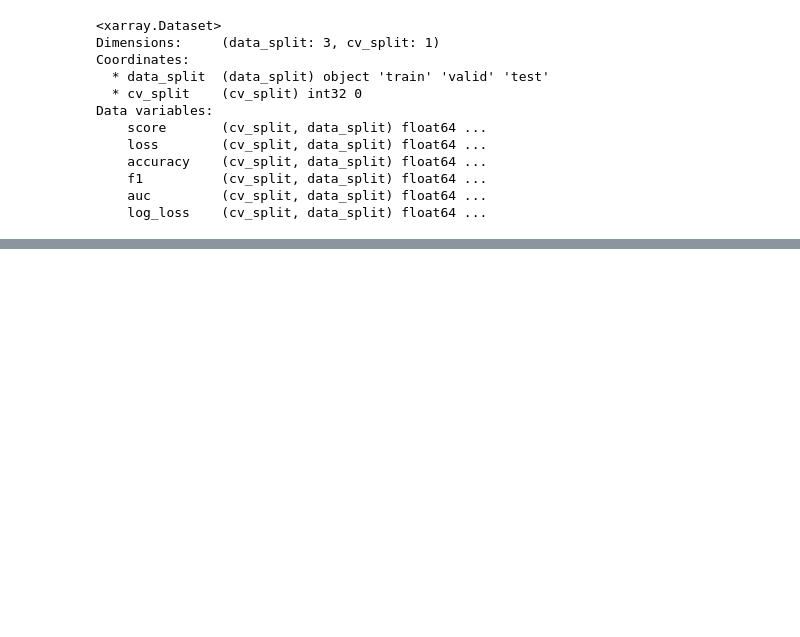
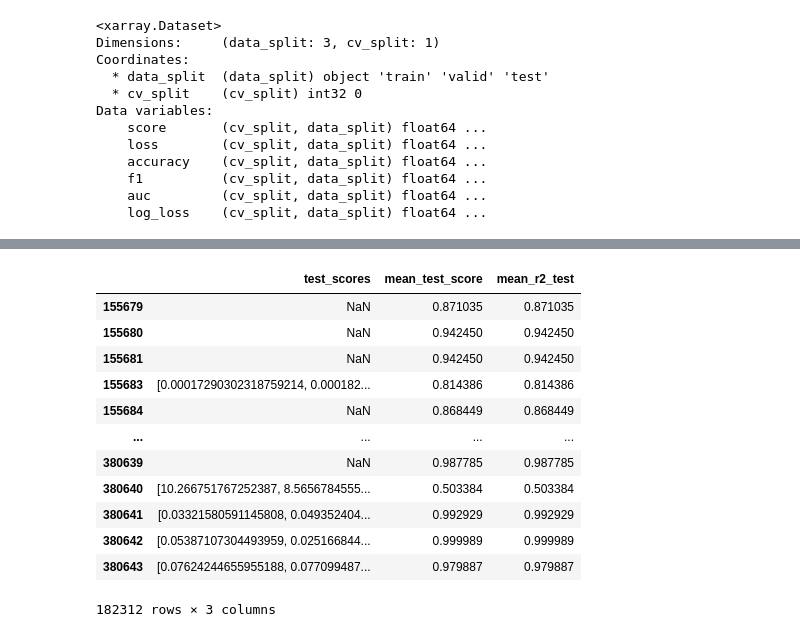
Before and after one commit to FelixdenBreejen/TabForestPFN, a Jupyter notebook: notebooks/check_metrics.ipynb, the cells around one changed output, grey strips where cells are left out. Cells and saved outputs as stored; diff of their text form; code cells hidden in the pictures; blank space fills up the shorter version.

```diff
--- a/notebooks/check_metrics.ipynb
+++ b/notebooks/check_metrics.ipynb
@@ -55,0 +59,16 @@ Data variables:
+# %%
+df[ df['mean_r2_test'] > 0 ][['test_scores', 'mean_test_score', 'mean_r2_test']]
+# %% [output]
+|  | test_scores | mean_test_score | mean_r2_test |
+| 155679 | NaN | 0.871035 | 0.871035 |
+| 155680 | NaN | 0.942450 | 0.942450 |
+| 155681 | NaN | 0.942450 | 0.942450 |
+| 155683 | [0.00017290302318759214, 0.000182... | 0.814386 | 0.814386 |
+| 155684 | NaN | 0.868449 | 0.868449 |
+| ... | ... | ... | ... |
+| 380639 | NaN | 0.987785 | 0.987785 |
+| 380640 | [10.266751767252387, 8.5656784555... | 0.503384 | 0.503384 |
+| 380641 | [0.03321580591145808, 0.049352404... | 0.992929 | 0.992929 |
+| 380642 | [0.05387107304493959, 0.025166844... | 0.999989 | 0.999989 |
+| 380643 | [0.07624244655955188, 0.077099487... | 0.979887 | 0.979887 |
+182312 rows × 3 columns
```
Also changed, not shown: parts of 3 cells of this notebook, 4 other files.
